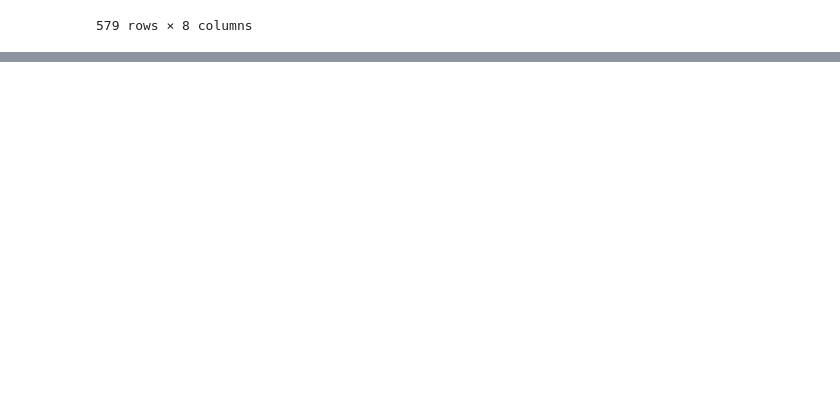
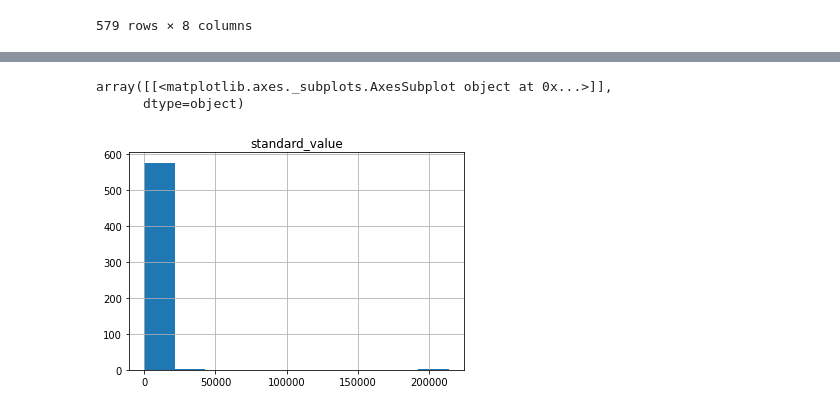
Before and after one commit to akshayonly/Mini-Projects, a Jupyter notebook: ChEMBL-Serotonin-ML/ChEMBL_Serotonin_ML_P02.ipynb, the cells around one changed output, grey strips where cells are left out. Drawn from its saved outputs; the diff is of its cells as text; code cells hidden in the pictures; blank space fills up the shorter version.

```diff
--- a/ChEMBL-Serotonin-ML/ChEMBL_Serotonin_ML_P02.ipynb
+++ b/ChEMBL-Serotonin-ML/ChEMBL_Serotonin_ML_P02.ipynb
@@ -86,0 +99,6 @@ data_1
+# %%
+data_1.hist(column='standard_value')
+# %% [output]
+array([[<matplotlib.axes._subplots.AxesSubplot object at 0x...>]],
+      dtype=object)
+[figure, added]
```
Also changed, not shown: parts of 8 cells of this notebook.
